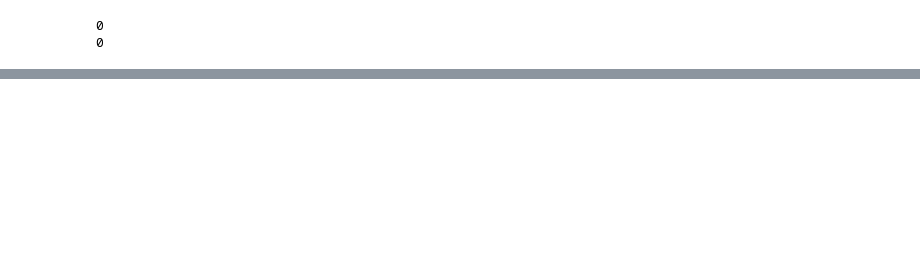
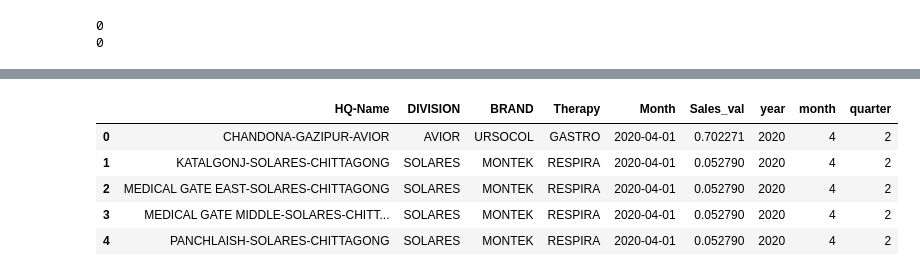
Before and after one commit to Pulakspbl/project_GCI, a Jupyter notebook: project_forecast.ipynb, the cells around one changed output, grey strips where cells are left out. Drawn from its saved outputs; the diff is of its cells as text; code cells hidden in the pictures; blank space fills up the shorter version.

```diff
--- a/project_forecast.ipynb
+++ b/project_forecast.ipynb
@@ -92,7 +155,8 @@ KeyError: "['Sales Vlu 20-21', 'Sales Vlu 21-22', 'Sales Vlu 22-23', 'Sales Vlu
 # %%
-df_q_long = df_q.melt(
+df_v_long = df_v.melt(
     id_vars=id_cols,
-    value_vars=month_cols_q,
+    value_vars=value_vars,
     var_name='Month',
-    value_name='Sales_Qty'
+    value_name='Sales_val',
+    ignore_index=True
 )
@@ -100,0 +183,2 @@ NameError: name 'id_cols' is not defined
+# %%
+df_v_long['Month'] = pd.to_datetime(df_v_long['Month'], format='%m-%Y')
@@ -100,0 +196,2 @@ NameError: name 'id_cols' is not defined
+# %%
+df_v_long = df_v_long.sort_values('Month', ascending=True).reset_index(drop=True)
@@ -100,0 +207,15 @@ NameError: name 'id_cols' is not defined
+# %%
+# date features generates
+df_v_long['year'] = df_v_long['Month'].dt.year
+df_v_long['month'] = df_v_long['Month'].dt.month
+df_v_long['quarter'] = df_v_long['Month'].dt.quarter
+df_v_long['Period'] = df_v_long['Month'].dt.to_period('M')
+# %%
+df_v_long.head()
+# %% [output]
+|  | HQ-Name | DIVISION | BRAND | Therapy | Month | Sales_val | year | month | quarter |
+| 0 | CHANDONA-GAZIPUR-AVIOR | AVIOR | URSOCOL | GASTRO | 2020-04-01 | 0.702271 | 2020 | 4 | 2 |
+| 1 | KATALGONJ-SOLARES-CHITTAGONG | SOLARES | MONTEK | RESPIRA | 2020-04-01 | 0.052790 | 2020 | 4 | 2 |
+| 2 | MEDICAL GATE EAST-SOLARES-CHITTAGONG | SOLARES | MONTEK | RESPIRA | 2020-04-01 | 0.052790 | 2020 | 4 | 2 |
+| 3 | MEDICAL GATE MIDDLE-SOLARES-CHITT... | SOLARES | MONTEK | RESPIRA | 2020-04-01 | 0.052790 | 2020 | 4 | 2 |
+| 4 | PANCHLAISH-SOLARES-CHITTAGONG | SOLARES | MONTEK | RESPIRA | 2020-04-01 | 0.052790 | 2020 | 4 | 2 |
```
Also changed, not shown: parts of 21 cells of this notebook.
